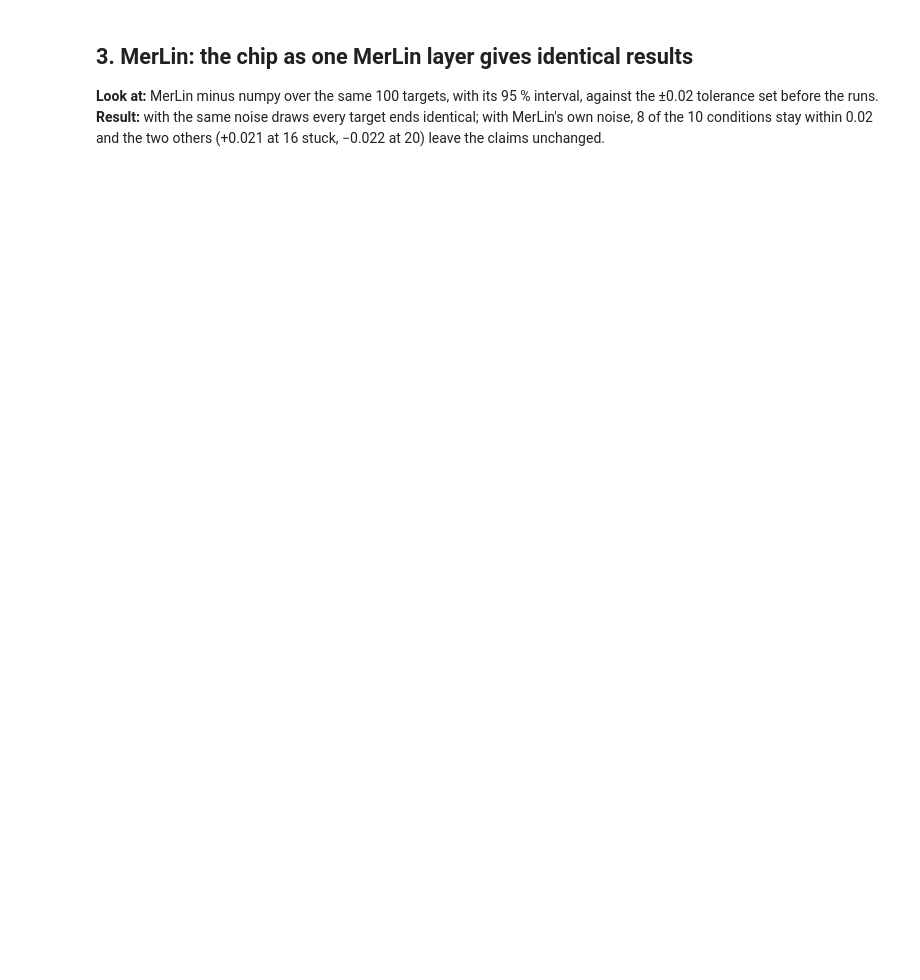
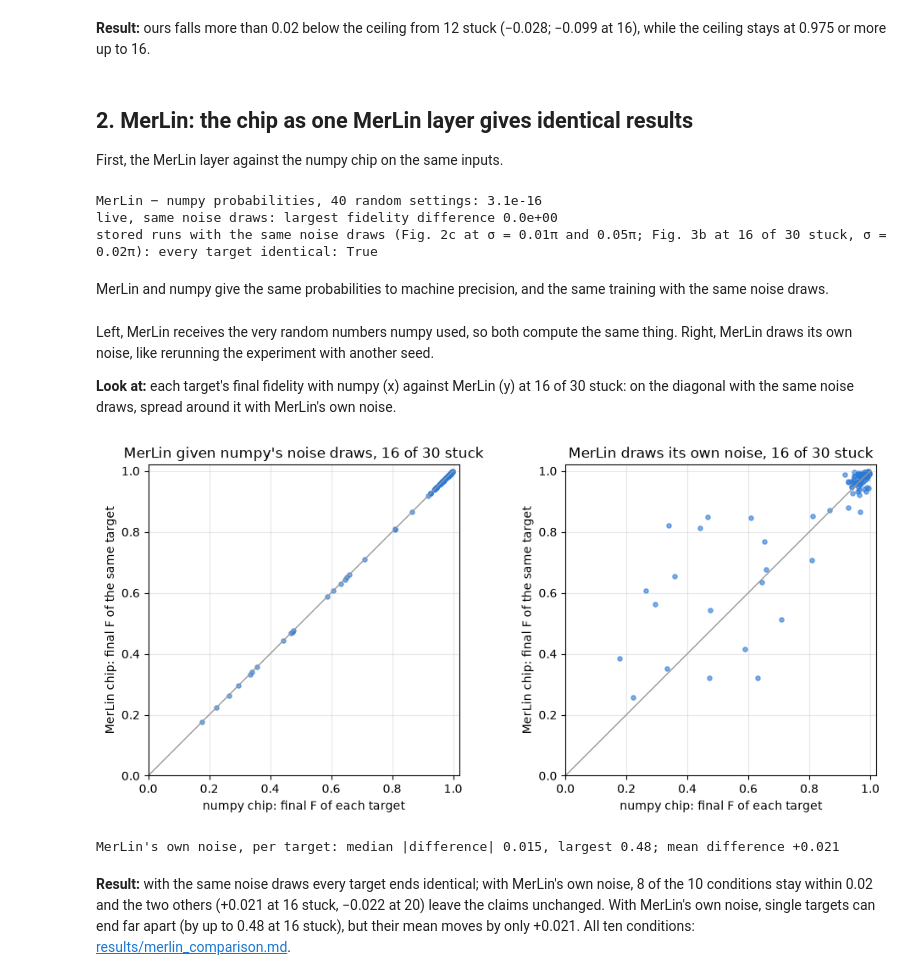
Before and after one commit to LambdaKet/reproduced_papers, a Jupyter notebook: papers/qgan_quantum_data_photonics/notebook.ipynb, the cells around one changed output. Drawn from its saved outputs; the diff is of its cells as text; code cells hidden in the pictures; blank space fills up the shorter version.

```diff
--- a/papers/qgan_quantum_data_photonics/notebook.ipynb
+++ b/papers/qgan_quantum_data_photonics/notebook.ipynb
@@ -212,5 +224,60 @@ Fig. 2c, ours: 0.01π 0.993, 0.02π 0.984, 0.03π 0.980, 0.04π 0.969, 0.05π 0.
+# %% [markdown]
+**Result:** ours falls more than 0.02 below the ceiling from 12 stuck (−0.028; −0.099 at 16), while the ceiling stays at 0.975 or more up to 16.
+# %% [markdown]
+## 2. MerLin: the chip as one MerLin layer gives identical results
+
+First, the MerLin layer against the numpy chip on the same inputs.
+# %%
+from qgan_quantum_data_photonics.lib.qgan_merlin import MerlinHardware, build_chip_layer, chip_probabilities, coincidence_index
+
+# Building the layer raises torch's "Sparse invariant checks" warning inside MerLin
+# (reported to the MerLin team); it does not affect the results.
+warnings.filterwarnings("ignore", message="Sparse invariant checks", category=UserWarning)
+layer = build_chip_layer()
+settings_42 = np.random.default_rng(3).uniform(0, 2 * np.pi, (40, 42))
+merlin_probs = chip_probabilities(layer, settings_42, coincidence_index(layer))
+s = settings_42
+numpy_probs = output_distribution(generated_amplitudes(s[:, :15], s[:, 15:30]), s[:, 30:36], s[:, 36:])
+print(f"MerLin − numpy probabilities, 40 random settings: {np.abs(merlin_probs - numpy_probs).max():.1e}")
+
+# Live: 15 rounds, 3 targets, 3 stuck per circuit, same noise draws in both simulators.
+check_inputs = generate_inputs([0, 1, 2], {"mode": "random_per_circuit", "count_per_circuit": 3})
+check_settings = qgan_settings(deep_update(config("phase_noise_sweep_original.json"), {"training": {"rounds": 15}}))
+numpy_run = train_qgan(check_inputs, check_settings)
+merlin_run = train_qgan(check_inputs, check_settings, MerlinHardware(check_inputs, check_settings, "injected"))
+print(f"live, same noise draws: largest fidelity difference {np.abs(numpy_run.fidelity - merlin_run.fidelity).max():.1e}")
+
+same_draws = {"sigma_0.01pi": ("phase_noise_sweep", "sigma_0.01pi"), "sigma_0.05pi": ("phase_noise_sweep", "sigma_0.05pi"), "stuck_16_of_30": defect_run(16)}
+identical = all(np.array_equal(stored("merlin_equivalence", f"merlin_injected_{c}"), stored(*r)) for c, r in same_draws.items())
+print("stored runs with the same noise draws (Fig. 2c at σ = 0.01π and 0.05π; Fig. 3b at 16 of 30 stuck, σ = 0.02π): every target identical:", identical)
+# %% [output]
+MerLin − numpy probabilities, 40 random settings: 3.1e-16
+live, same noise draws: largest fidelity difference 0.0e+00
+stored runs with the same noise draws (Fig. 2c at σ = 0.01π and 0.05π; Fig. 3b at 16 of 30 stuck, σ = 0.02π): every target identical: True
+# %% [markdown]
+MerLin and numpy give the same probabilities to machine precision, and the same training with the same noise draws.
+# %% [markdown]
+Left, MerLin receives the very random numbers numpy used, so both compute the same thing. Right, MerLin draws its own noise, like rerunning the experiment with another seed.
+
+**Look at:** each target's final fidelity with numpy (x) against MerLin (y) at 16 of 30 stuck: on the diagonal with the same noise draws, spread around it with MerLin's own noise.
+# %%
+# Per target at 16 of 30 stuck: numpy (x) against MerLin (y), same noise draws and MerLin's own noise.
+numpy_16 = stored(*defect_run(16))
+merlin_16 = {"MerLin given numpy's noise draws": stored("merlin_equivalence", "merlin_injected_stuck_16_of_30"),
+             "MerLin draws its own noise": stored("merlin_native_defects", "merlin_phase_error_stuck_16_of_30")}
+fig, axes = plt.subplots(1, 2, figsize=(10, 4.6))
+for ax, (name, values) in zip(axes, merlin_16.items(), strict=True):
+    ax.plot([0, 1], [0, 1], color="0.6", lw=1)
+    ax.scatter(numpy_16, values, s=14, alpha=0.6, color=OURS)
+    ax.set(xlim=(0, 1.02), ylim=(0, 1.02), aspect="equal", title=f"{name}, 16 of 30 stuck",
+           xlabel="numpy chip: final F of each target", ylabel="MerLin chip: final F of the same target")
+    ax.grid(alpha=0.3)
+plt.tight_layout()
+plt.show()
+own = merlin_16["MerLin draws its own noise"] - numpy_16
+print(f"MerLin's own noise, per target: median |difference| {np.median(np.abs(own)):.3f}, largest {np.abs(own).max():.2f}; mean difference {own.mean():+.3f}")
+# %% [output]
+[figure, added]
+MerLin's own noise, per target: median |difference| 0.015, largest 0.48; mean difference +0.021
 # %% [markdown]
-## 3. MerLin: the chip as one MerLin layer gives identical results
-
-**Look at:** MerLin minus numpy over the same 100 targets, with its 95 % interval, against the ±0.02 tolerance set before the runs.
-**Result:** with the same noise draws every target ends identical; with MerLin's own noise, 8 of the 10 conditions stay within 0.02 and the two others (+0.021 at 16 stuck, −0.022 at 20) leave the claims unchanged.
+**Result:** with the same noise draws every target ends identical; with MerLin's own noise, 8 of the 10 conditions stay within 0.02 and the two others (+0.021 at 16 stuck, −0.022 at 20) leave the claims unchanged. With MerLin's own noise, single targets can end far apart (by up to 0.48 at 16 stuck), but their mean moves by only +0.021. All ten conditions: [results/merlin_comparison.md](results/merlin_comparison.md).
```
Also changed, not shown: parts of 29 cells of this notebook, 8 other files.
